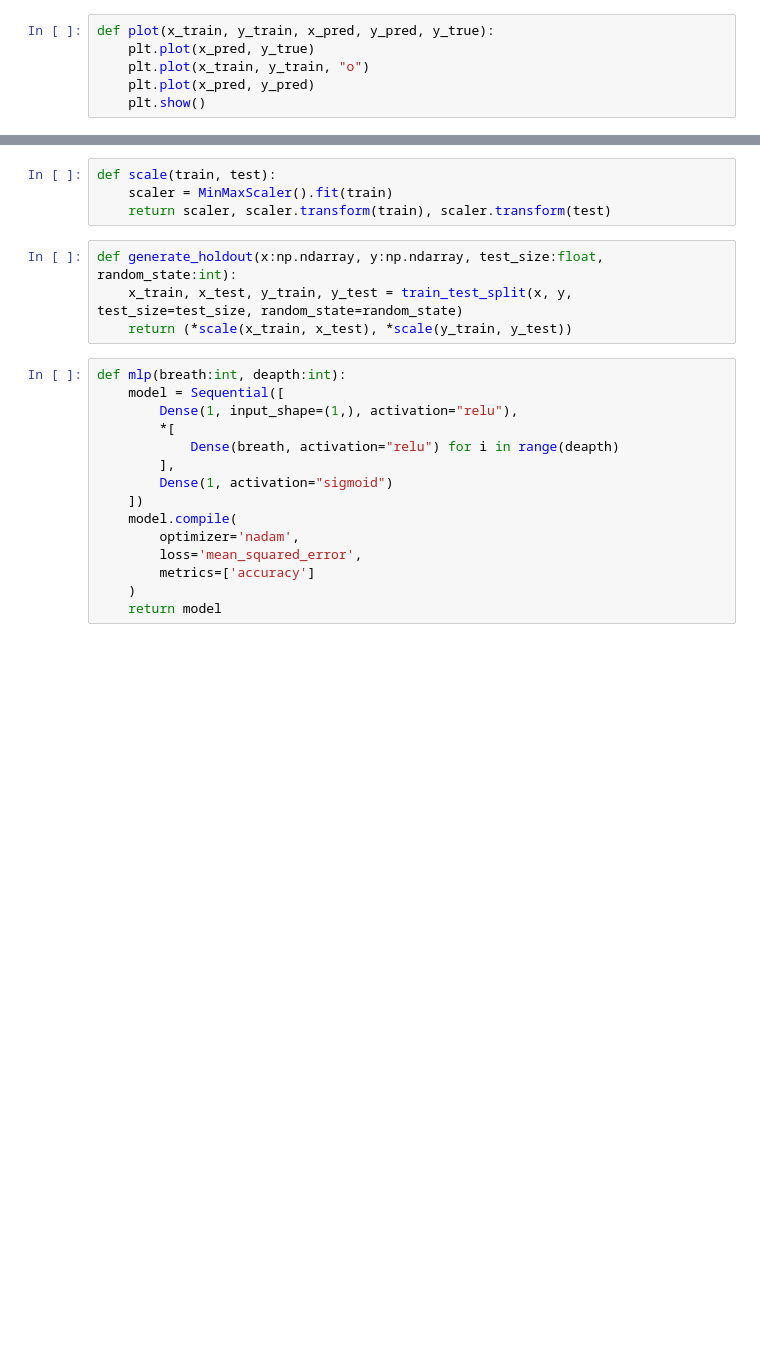
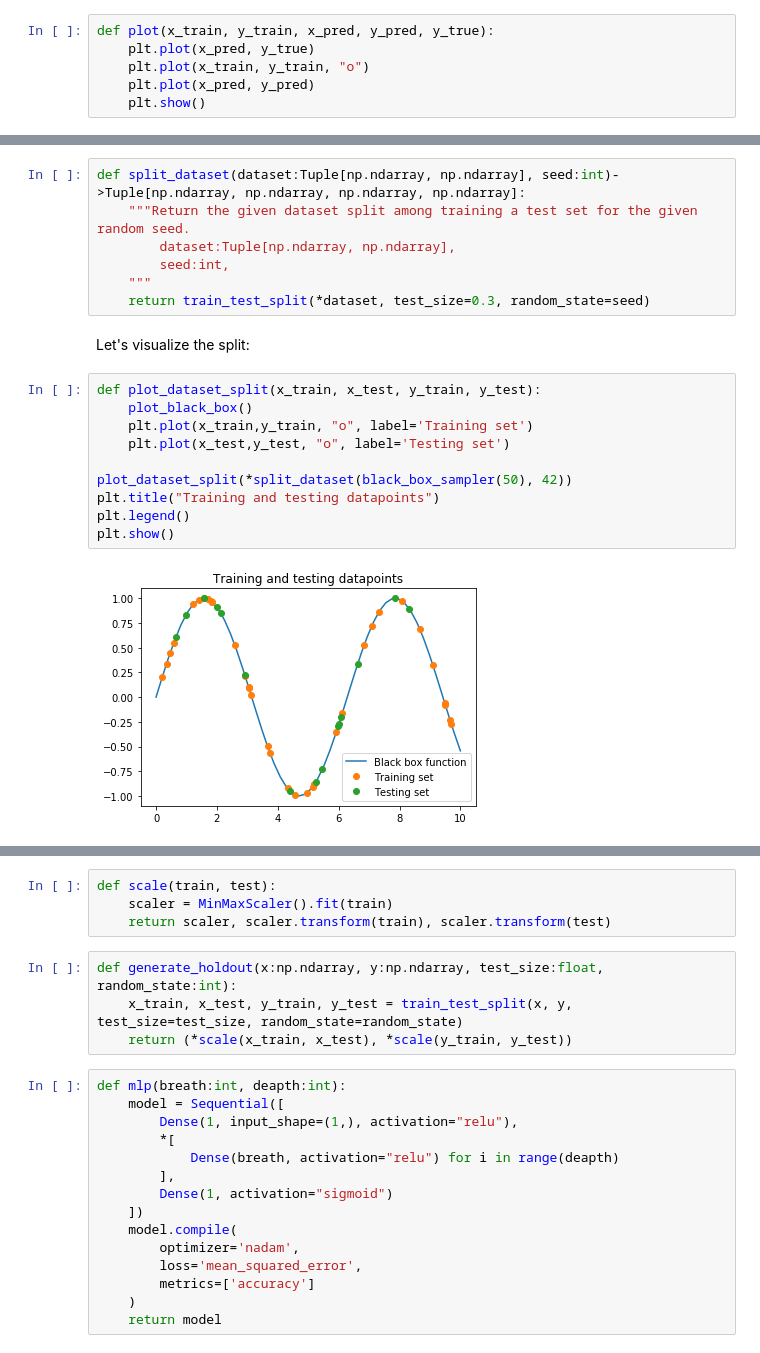
Before and after one commit to LucaCappelletti94/Master-in-Bioinformatics-and-Functional-genomics, a Jupyter notebook: MLP.ipynb, the cells around one changed output, grey strips where cells are left out. Saved outputs shown, nothing was run; the diff lists cells and outputs as text; blank space fills up the shorter version.

```diff
--- a/MLP.ipynb
+++ b/MLP.ipynb
@@ -26,0 +121,21 @@ def sin(n:int):
+# %%
+def split_dataset(dataset:Tuple[np.ndarray, np.ndarray], seed:int)->Tuple[np.ndarray, np.ndarray, np.ndarray, np.ndarray]:
+    """Return the given dataset split among training a test set for the given random seed.
+        dataset:Tuple[np.ndarray, np.ndarray],
+        seed:int,
+    """
+    return train_test_split(*dataset, test_size=0.3, random_state=seed)
+# %% [markdown]
+Let's visualize the split:
+# %%
+def plot_dataset_split(x_train, x_test, y_train, y_test):
+    plot_black_box()
+    plt.plot(x_train,y_train, "o", label='Training set')
+    plt.plot(x_test,y_test, "o", label='Testing set')
+
+plot_dataset_split(*split_dataset(black_box_sampler(50), 42))
+plt.title("Training and testing datapoints")
+plt.legend()
+plt.show()
+# %% [output]
+[figure, added]
```
Also changed, not shown: parts of 30 cells of this notebook.
